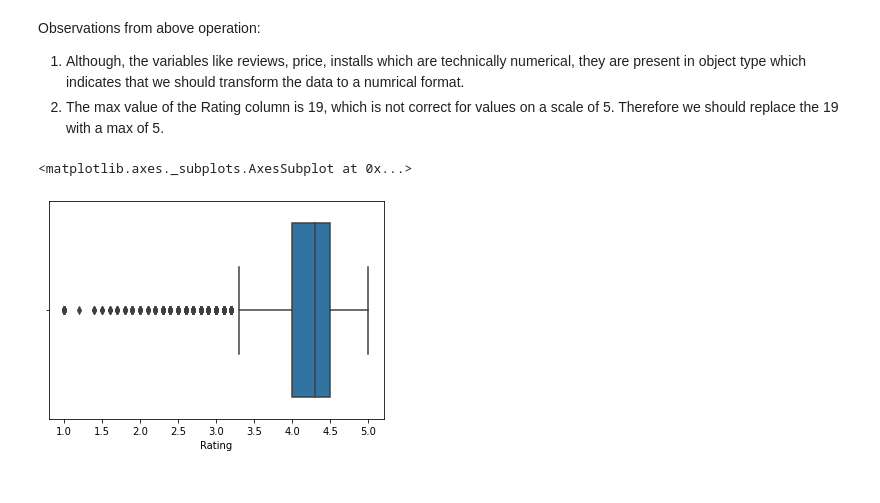
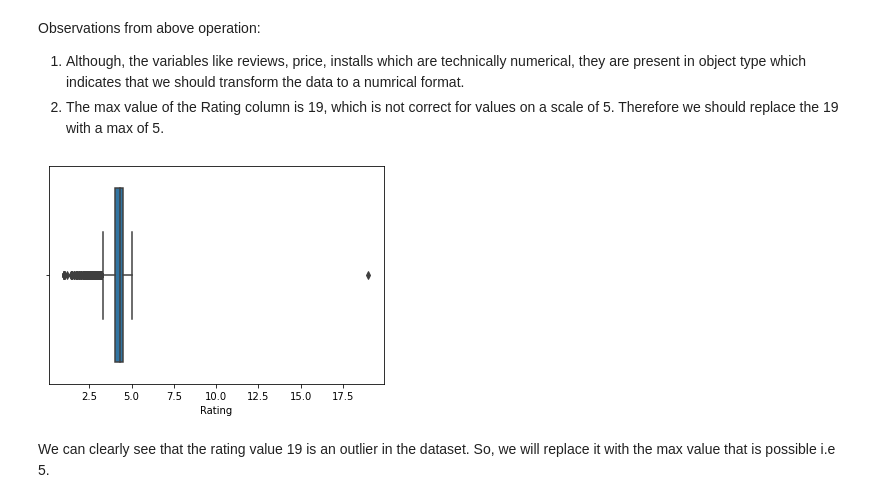
Before and after one commit to ganathetechie/AlmaBetter-Capstone-Project-1, a Jupyter notebook: Play_Store_App_Review_Analysis_Capstone_Project.ipynb, the cells around one changed output. Drawn from its saved outputs; the diff is of its cells as text; code cells hidden in the pictures.

```diff
--- a/Play_Store_App_Review_Analysis_Capstone_Project.ipynb
+++ b/Play_Store_App_Review_Analysis_Capstone_Project.ipynb
@@ -68,6 +70,6 @@ Mounted at /content/drive
 # Loading the dataset
 
 directory_path = '/content/drive/MyDrive/AlmaBetter/Capstone Projects/Capstone-Project-1/data'
-apps_df = pd.read_csv(directory_path + '/Play Store Data.csv')
+apps_df = pd.read_csv(directory_path + '/Copy of Play Store Data.csv')
 # %% [markdown]
 Now that we have loaded the dataset into our colab environment, let us perform basic exploration to understand the attributes and variables in each category better.
@@ -146,8 +154,10 @@ apps_df.describe()
 Observations from above operation:
 1. Although, the variables like reviews, price, installs which are technically numerical, they are present in object type which indicates that we should transform the data to a numrical format.
 2. The max value of the Rating column is 19, which is not correct for values on a scale of 5. Therefore we should replace the 19 with a max of 5.
-# %%
-sns.boxplot(apps_df.Rating)
-# %% [output]
-<matplotlib.axes._subplots.AxesSubplot at 0x...>
-[figure, removed]
+# %%
+# Using the seaborn library to plot the rating measure
+ax = sns.boxplot(x = 'Rating', data = apps_df)
+# %% [output]
+[figure, added]
+# %% [markdown]
+We can clearly see that the rating value 19 is an outlier in the dataset. So, we will replace it with the max value that is possible i.e 5.
```
Also changed, not shown: parts of 22 cells of this notebook.
